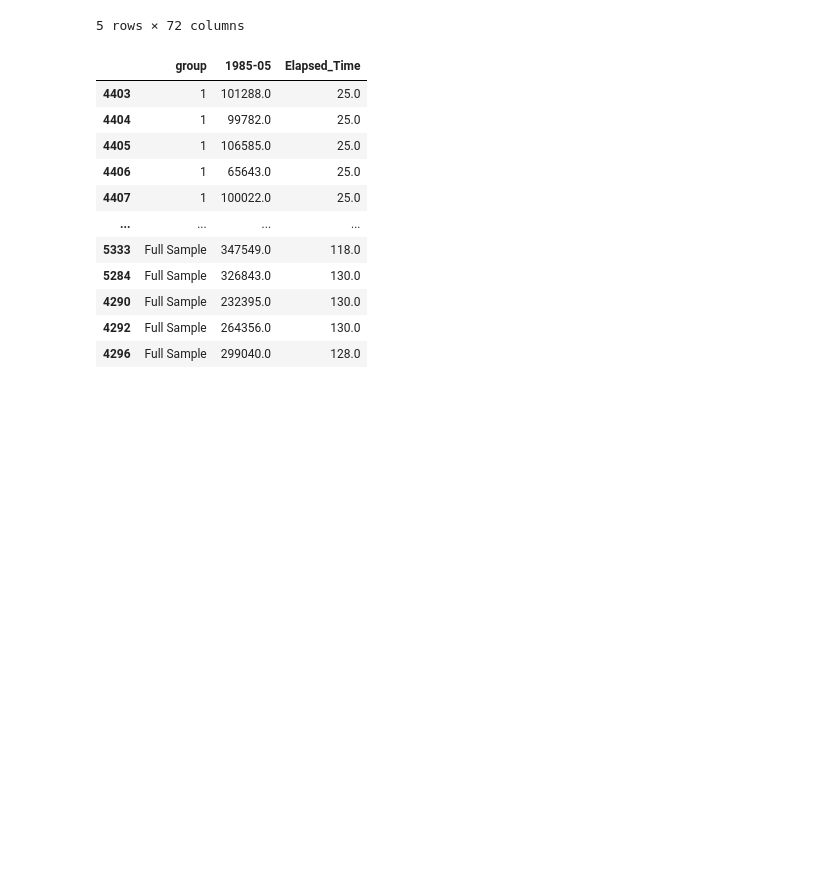
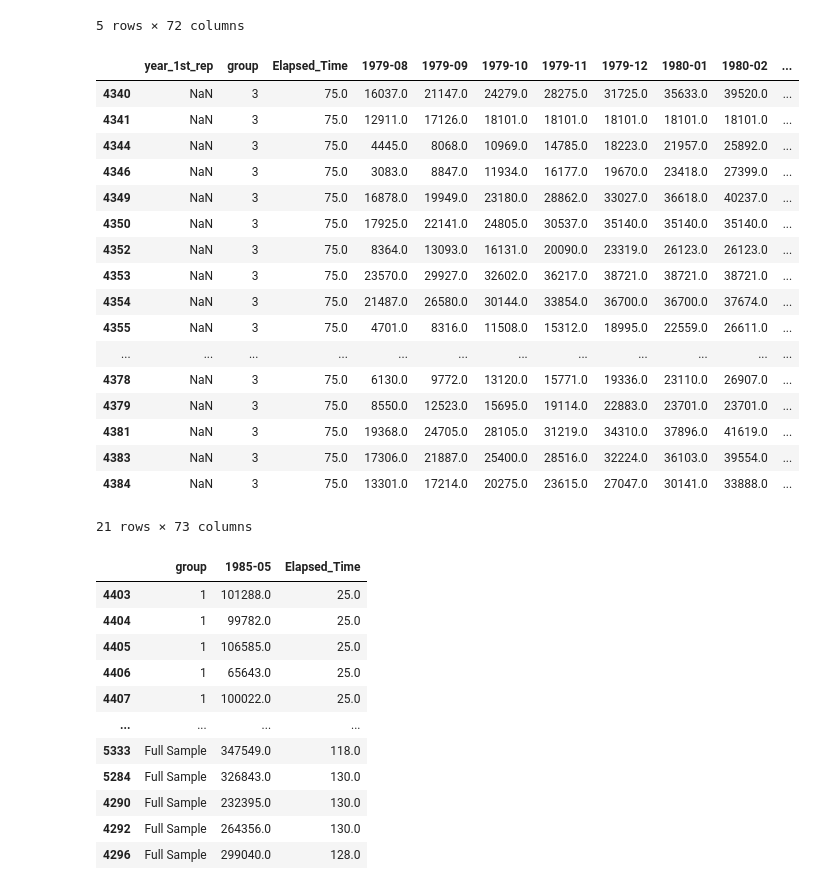
Before and after one commit to SH-UTecon/Business-Economics-Replication-in-Python, a Jupyter notebook: hiroki/7/7_preprocess.ipynb, the cells around one changed output. Saved outputs shown, nothing was run; the diff lists cells and outputs as text; code cells hidden in the pictures; blank space fills up the shorter version.

```diff
--- a/hiroki/7/7_preprocess.ipynb
+++ b/hiroki/7/7_preprocess.ipynb
@@ -263,15 +263,36 @@ data_timeseries_renamed_dict["bus_group3"].head()
 # %%
 table2b_dict = {}
 
 #7,8シートは("year_1st_rep == 0")を満たすデータがないので，処理がバグる．rangeの範囲を8から6に変更．
 for i in range(6):
   df1 = data_year_1st_rep[f"bus_group{i+1}"]
   df2 = data_timeseries_renamed_dict[f"bus_group{i+1}"]
   table2b_df = pd.concat([df1,df2],axis = 1)
 
   # Table2bの条件に合うデータのみを抽出
   table2b_df = table2b_df.query("year_1st_rep != year_1st_rep")
   table2b_dict[f"bus_group{i+1}"] = table2b_df
+
+table2b_dict["bus_group3"]
+# %% [output]
+|  | year_1st_rep | group | Elapsed_Time | 1979-08 | 1979-09 | 1979-10 | 1979-11 | 1979-12 | 1980-01 | 1980-02 | ... |
+| 4340 | NaN | 3 | 75.0 | 16037.0 | 21147.0 | 24279.0 | 28275.0 | 31725.0 | 35633.0 | 39520.0 | ... |
+| 4341 | NaN | 3 | 75.0 | 12911.0 | 17126.0 | 18101.0 | 18101.0 | 18101.0 | 18101.0 | 18101.0 | ... |
+| 4344 | NaN | 3 | 75.0 | 4445.0 | 8068.0 | 10969.0 | 14785.0 | 18223.0 | 21957.0 | 25892.0 | ... |
+| 4346 | NaN | 3 | 75.0 | 3083.0 | 8847.0 | 11934.0 | 16177.0 | 19670.0 | 23418.0 | 27399.0 | ... |
+| 4349 | NaN | 3 | 75.0 | 16878.0 | 19949.0 | 23180.0 | 28862.0 | 33027.0 | 36618.0 | 40237.0 | ... |
+| 4350 | NaN | 3 | 75.0 | 17925.0 | 22141.0 | 24805.0 | 30537.0 | 35140.0 | 35140.0 | 35140.0 | ... |
+| 4352 | NaN | 3 | 75.0 | 8364.0 | 13093.0 | 16131.0 | 20090.0 | 23319.0 | 26123.0 | 26123.0 | ... |
+| 4353 | NaN | 3 | 75.0 | 23570.0 | 29927.0 | 32602.0 | 36217.0 | 38721.0 | 38721.0 | 38721.0 | ... |
+| 4354 | NaN | 3 | 75.0 | 21487.0 | 26580.0 | 30144.0 | 33854.0 | 36700.0 | 36700.0 | 37674.0 | ... |
+| 4355 | NaN | 3 | 75.0 | 4701.0 | 8316.0 | 11508.0 | 15312.0 | 18995.0 | 22559.0 | 26611.0 | ... |
+| ... | ... | ... | ... | ... | ... | ... | ... | ... | ... | ... | ... |
+| 4378 | NaN | 3 | 75.0 | 6130.0 | 9772.0 | 13120.0 | 15771.0 | 19336.0 | 23110.0 | 26907.0 | ... |
+| 4379 | NaN | 3 | 75.0 | 8550.0 | 12523.0 | 15695.0 | 19114.0 | 22883.0 | 23701.0 | 23701.0 | ... |
+| 4381 | NaN | 3 | 75.0 | 19368.0 | 24705.0 | 28105.0 | 31219.0 | 34310.0 | 37896.0 | 41619.0 | ... |
+| 4383 | NaN | 3 | 75.0 | 17306.0 | 21887.0 | 25400.0 | 28516.0 | 32224.0 | 36103.0 | 39554.0 | ... |
+| 4384 | NaN | 3 | 75.0 | 13301.0 | 17214.0 | 20275.0 | 23615.0 | 27047.0 | 30141.0 | 33888.0 | ... |
+21 rows × 73 columns
 # %%
 # Table 2b
 # 1985年5月のデータだけを抽出し，全データをマージ．
```
Also changed, not shown: parts of 10 cells of this notebook.
